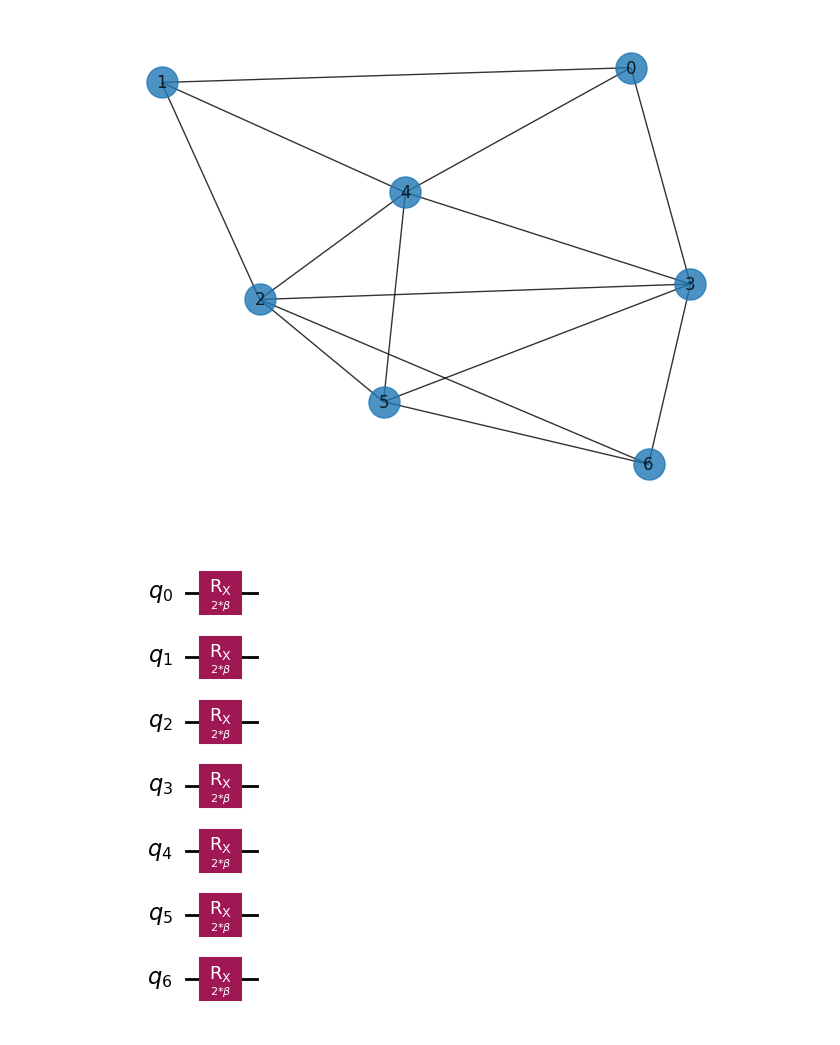
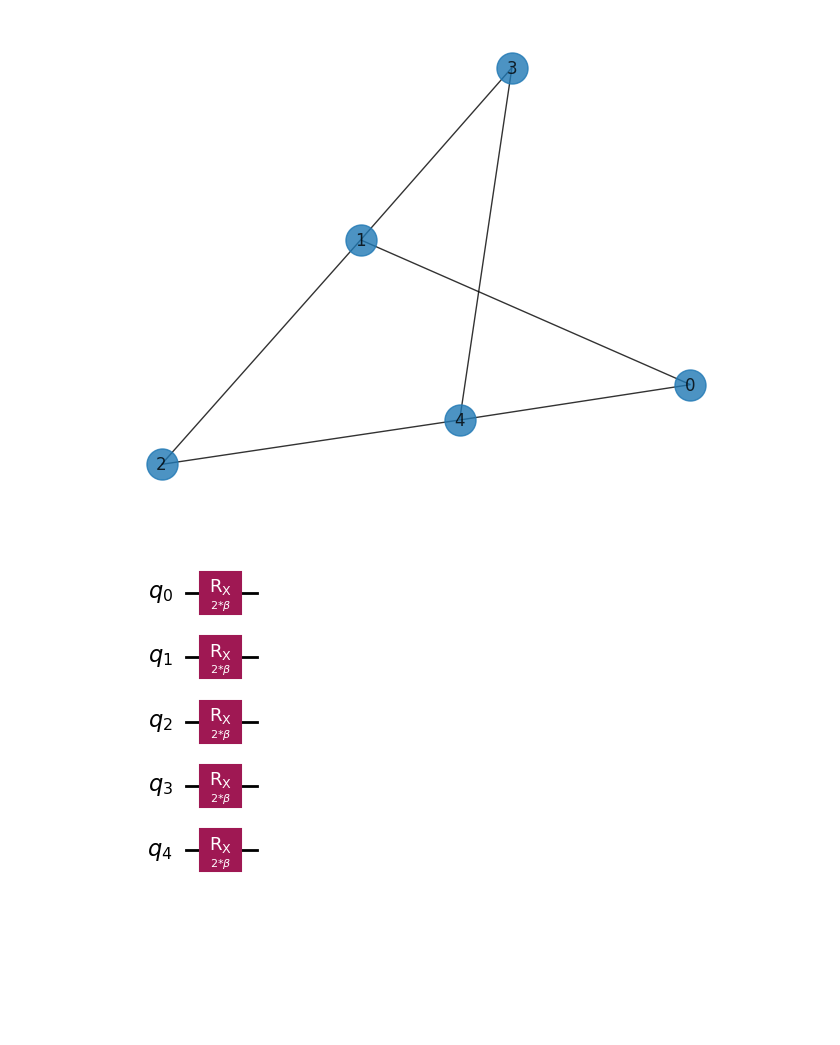
Before and after one commit to Lilith207/PythonForQuantum, a Jupyter notebook: Advanced/Assignment 4/qaoa_optimal.ipynb, the cells around one changed output. Cells and saved outputs as stored; diff of their text form; code cells hidden in the pictures; blank space fills up the shorter version.

```diff
--- a/Advanced/Assignment 4/qaoa_optimal.ipynb
+++ b/Advanced/Assignment 4/qaoa_optimal.ipynb
@@ -17,12 +17,14 @@ from qiskit.visualization import plot_histogram, plot_bloch_multivector
 # %%
 import networkx as nx
 shotnum = 20000
 G = nx.Graph()
-G.add_nodes_from([0, 1, 2, 3, 4, 5, 6])
-G.add_edges_from([(0, 3), (0,1), (0,4), (1,4), (1,2), (4,2), (4,3), (4,5), (3,2),(3,6),(3,5),(2,5),(2,6),(6,5)])
+G.add_nodes_from([0, 1, 2, 3, 4])
+G.add_edges_from([(0, 1), (0, 4), (2, 1), (2,4), (3, 1), (3,4)])
+#G.add_nodes_from([0, 1, 2, 3, 4, 5, 6])
+#G.add_edges_from([(0, 3), (0,1), (0,4), (1,4), (1,2), (4,2), (4,3), (4,5), (3,2),(3,6),(3,5),(2,5),(2,6),(6,5)])
 nx.draw(G, with_labels=True, alpha=0.8, node_size=500)
 # %% [output]
-[figure, old version]
+[figure, new version]
 # %%
 from qiskit import QuantumCircuit, ClassicalRegister, QuantumRegister
 from qiskit.circuit import Parameter
@@ -41,7 +43,7 @@ for i in range(0, nqubits):
 
 qc_mix.draw('mpl')
 # %% [output]
-[figure, old version]
+[figure, new version]
 # %%
 gamma = Parameter("$\\gamma$")
 qc_p = QuantumCircuit(nqubits)
```
Also changed, not shown: parts of 6 cells of this notebook, 2 other files.
